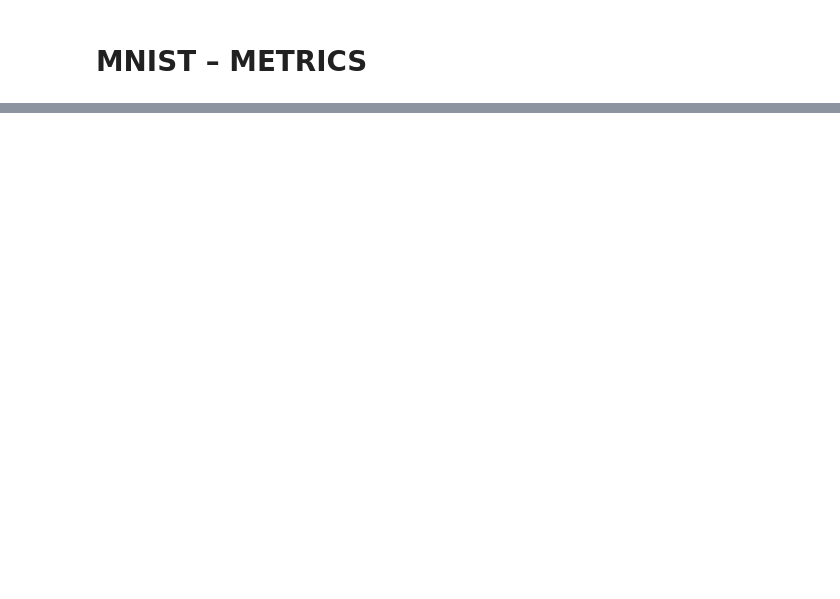
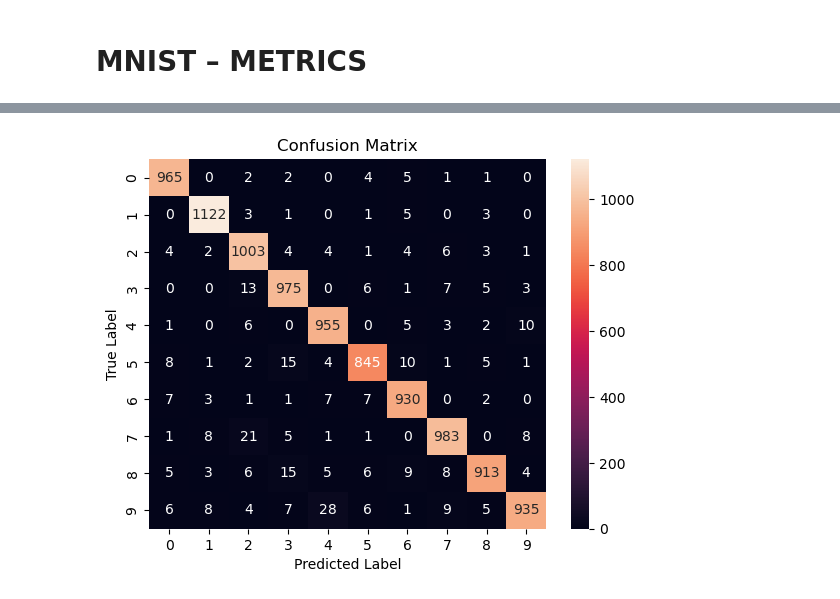
Before and after one commit to Pchambet/mnist-case-study, a Jupyter notebook: mnist.ipynb, the cells around one changed output, grey strips where cells are left out. Saved outputs shown, nothing was run; the diff lists cells and outputs as text; code cells hidden in the pictures; blank space fills up the shorter version.

```diff
--- a/mnist.ipynb
+++ b/mnist.ipynb
@@ -229,0 +287,9 @@ model.evaluate(X_test_input, y_test_input)
+# %%
+matrix = confusion_matrix(true_label, predicted_label)
+sns.heatmap(matrix, annot=True, fmt='d')
+plt.xlabel('Predicted Label')
+plt.ylabel('True Label')
+plt.title('Confusion Matrix')
+plt.show()
+# %% [output]
+[figure, added]
```
Also changed, not shown: parts of 9 cells of this notebook.
